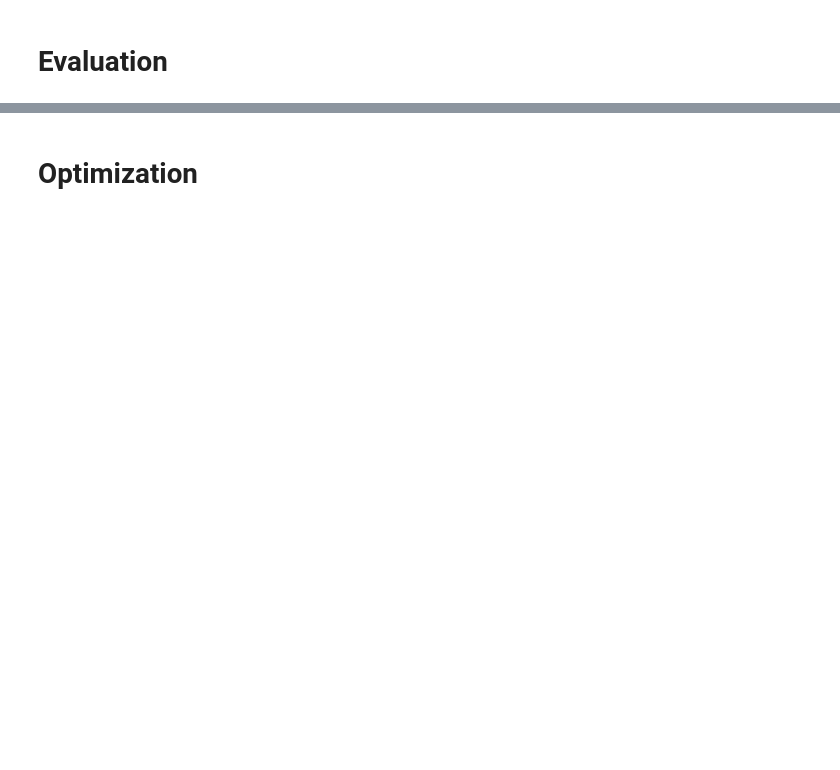
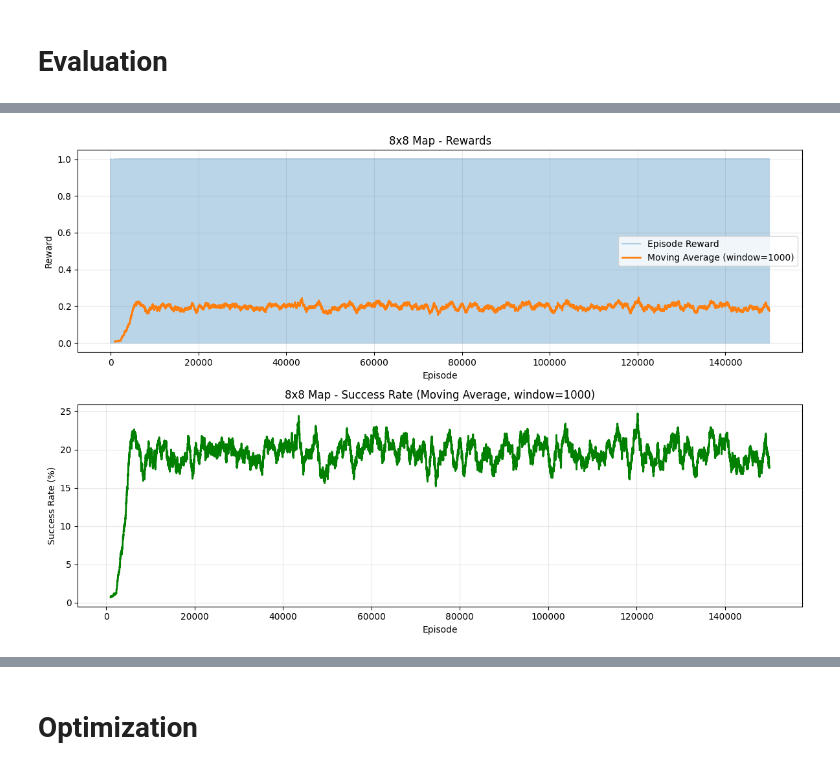
Before and after one commit to jofa016/ACIT4610---Final-Group-Project, a Jupyter notebook: R_f/Project_5/notebook/feature_engineering.ipynb, the cells around one changed output, grey strips where cells are left out. Drawn from its saved outputs; the diff is of its cells as text; code cells hidden in the pictures; blank space fills up the shorter version.

```diff
--- a/R_f/Project_5/notebook/feature_engineering.ipynb
+++ b/R_f/Project_5/notebook/feature_engineering.ipynb
@@ -307,3 +309,95 @@ Episode 44000/150000, Total Reward: 0, Epsilon: 0.1000
 # %% [markdown]
 <a class="anchor" id="evaluation"></a>
 # Evaluation
+# %%
+# Evaluation function
+def evaluate_agent(env, Q, num_episodes=100):
+    """
+    Evaluate the trained Q-learning agent.
+
+    Args:
+        env: The environment
+        Q: Trained Q-table
+        num_episodes: Number of episodes to evaluate
+
+    Returns:
+        success_rate: Percentage of episodes reaching the goal
+        avg_reward: Average reward per episode
+    """
+    successes = 0
+    total_rewards = 0
+
+    for episode in range(num_episodes):
+        state, info = env.reset()
+        done = False
+        episode_reward = 0
+
+        while not done:
+            # Use greedy policy (no exploration)
+            action = np.argmax(Q[state])
+            next_state, reward, done, truncated, info = env.step(action)
+            episode_reward += reward
+            state = next_state
+
+        total_rewards += episode_reward
+        if episode_reward > 0:
+            successes += 1
+
+    success_rate = (successes / num_episodes) * 100
+    avg_reward = total_rewards / num_episodes
+
+    return success_rate, avg_reward
+
+# Evaluate 8x8 map
+success_rate_8x8, avg_reward_8x8 = evaluate_agent(env, Q_trained, num_episodes=1000)
+print(f"8x8 Map Evaluation (1000 episodes):")
+print(f"  Success Rate: {success_rate_8x8:.2f}%")
+print(f"  Average Reward: {avg_reward_8x8:.4f}")
+
+# Evaluate 6x6 map
+success_rate_6x6, avg_reward_6x6 = evaluate_agent(env_6x6, Q_trained_6x6, num_episodes=1000)
+print(f"\n6x6 Map Evaluation (1000 episodes):")
+print(f"  Success Rate: {success_rate_6x6:.2f}%")
+print(f"  Average Reward: {avg_reward_6x6:.4f}")
+
+# Training success rate for 8x8
+training_success_rate_8x8 = (sum(success_flags) / len(success_flags)) * 100
+print(f"\n8x8 Map Training Success Rate: {training_success_rate_8x8:.2f}%")
+
+# Training success rate for 6x6
+training_success_rate_6x6 = (sum(success_flags_6x6) / len(success_flags_6x6)) * 100
+print(f"6x6 Map Training Success Rate: {training_success_rate_6x6:.2f}%")
+
+# Plot cumulative rewards and moving average
+def plot_training_metrics(rewards, success_flags, window=1000, title="Training Metrics"):
+    fig, (ax1, ax2) = plt.subplots(2, 1, figsize=(12, 8))
+
+    # Calculate moving average
+    moving_avg = np.convolve(rewards, np.ones(window)/window, mode='valid')
+
+    # Plot cumulative rewards
+    ax1.plot(rewards, alpha=0.3, label='Episode Reward')
+    ax1.plot(range(window-1, len(rewards)), moving_avg, label=f'Moving Average (window={window})', linewidth=2)
+    ax1.set_xlabel('Episode')
+    ax1.set_ylabel('Reward')
+    ax1.set_title(f'{title} - Rewards')
+    ax1.legend()
+    ax1.grid(True, alpha=0.3)
+
+    # Calculate and plot success rate over time
+    success_moving_avg = np.convolve(success_flags, np.ones(window)/window, mode='valid') * 100
+    ax2.plot(range(window-1, len(success_flags)), success_moving_avg, linewidth=2, color='green')
+    ax2.set_xlabel('Episode')
+    ax2.set_ylabel('Success Rate (%)')
+    ax2.set_title(f'{title} - Success Rate (Moving Average, window={window})')
+    ax2.grid(True, alpha=0.3)
+
+    plt.tight_layout()
+    plt.show()
+
+# Plot for 8x8 map
+plot_training_metrics(rewards, success_flags, window=1000, title="8x8 Map")
+
+# Plot for 6x6 map
+plot_training_metrics(rewards_6x6, success_flags_6x6, window=1000, title="6x6 Map")
+# %% [output]
@@ -309,0 +414 @@ Episode 44000/150000, Total Reward: 0, Epsilon: 0.1000
+[figure, added]
```
Also changed, not shown: parts of 3 cells of this notebook.
